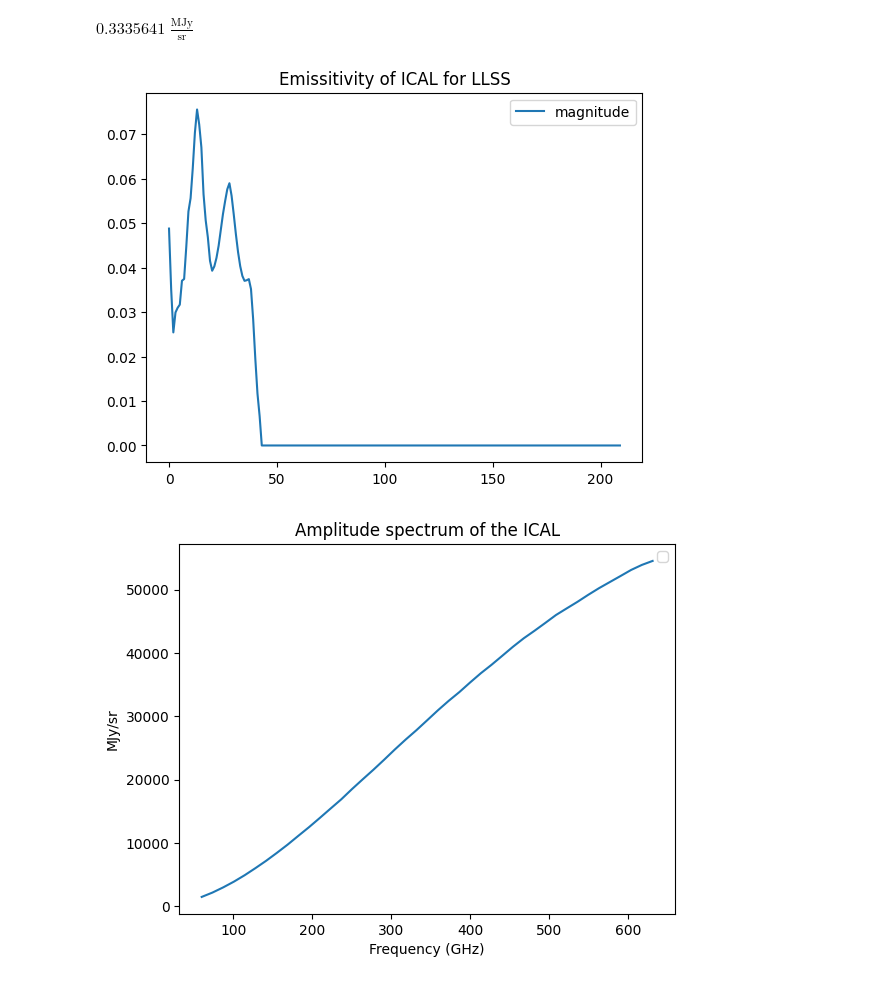
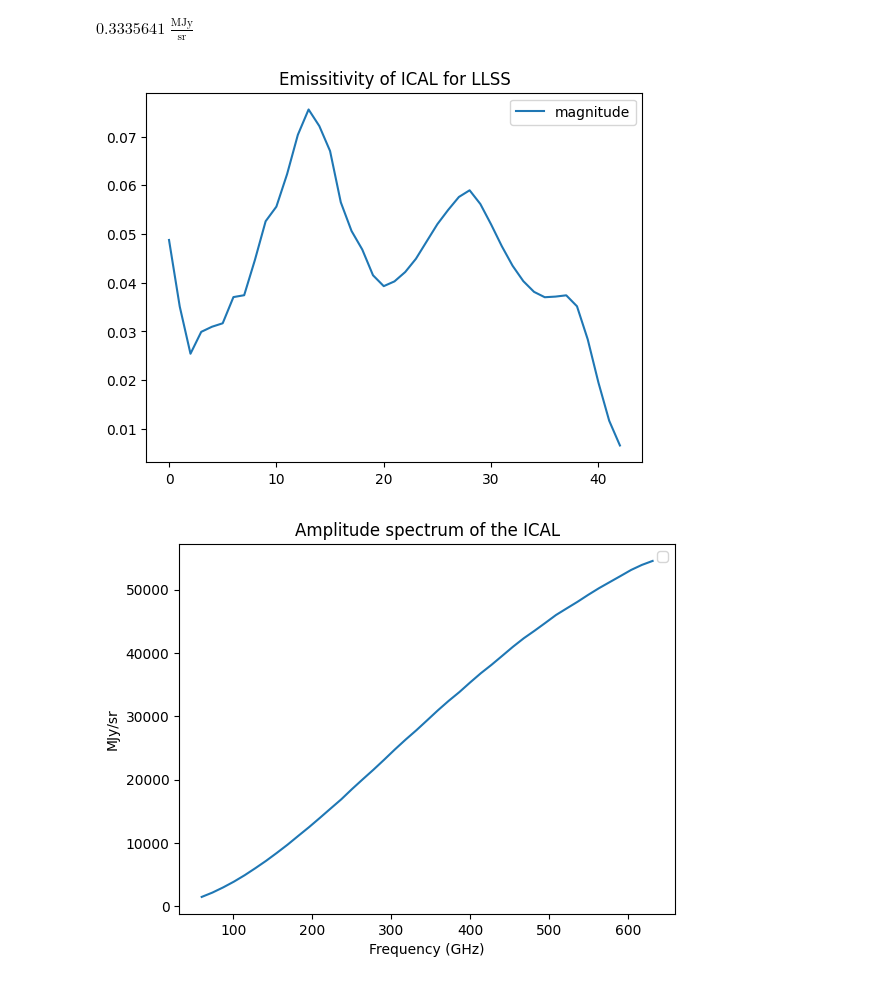
Before and after one commit to Cosmoglobe/FIRAS-Pass5, a Jupyter notebook: commander3/todscripts/firas/src/eda/produce_spectra.ipynb, the cells around one changed output. Drawn from its saved outputs; the diff is of its cells as text; code cells hidden in the pictures.

```diff
--- a/commander3/todscripts/firas/src/eda/produce_spectra.ipynb
+++ b/commander3/todscripts/firas/src/eda/produce_spectra.ipynb
@@ -515,12 +559,12 @@ $0.3335641 \; \mathrm{\frac{MJy}{sr}}$
 # %%
 ical_emiss = fits_data[1].data["RICAL"][0] + 1j * fits_data[1].data["IICAL"][0]
 # %%
-plt.plot(np.abs(ical_emiss), label='magnitude') # plotting the amplitude spectrum
+plt.plot(np.abs(ical_emiss)[:43], label='magnitude') # plotting the amplitude spectrum
 plt.title("Emissitivity of ICAL for LLSS")
 plt.legend()
 plt.show()
 # %% [output]
-[figure, old version]
+[figure, new version]
 # %%
 t_ical = data["df_data/ical"][idx] * u.K
 
```
Also changed, not shown: parts of 19 cells of this notebook.
